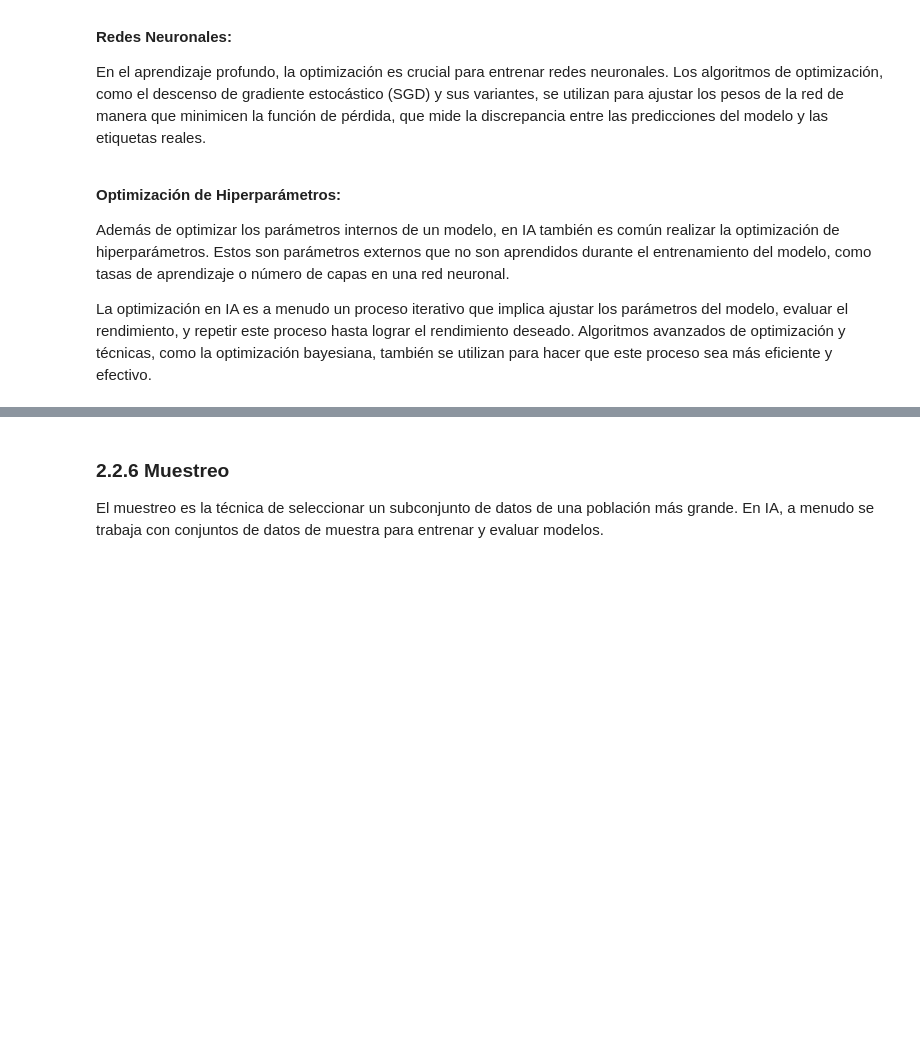
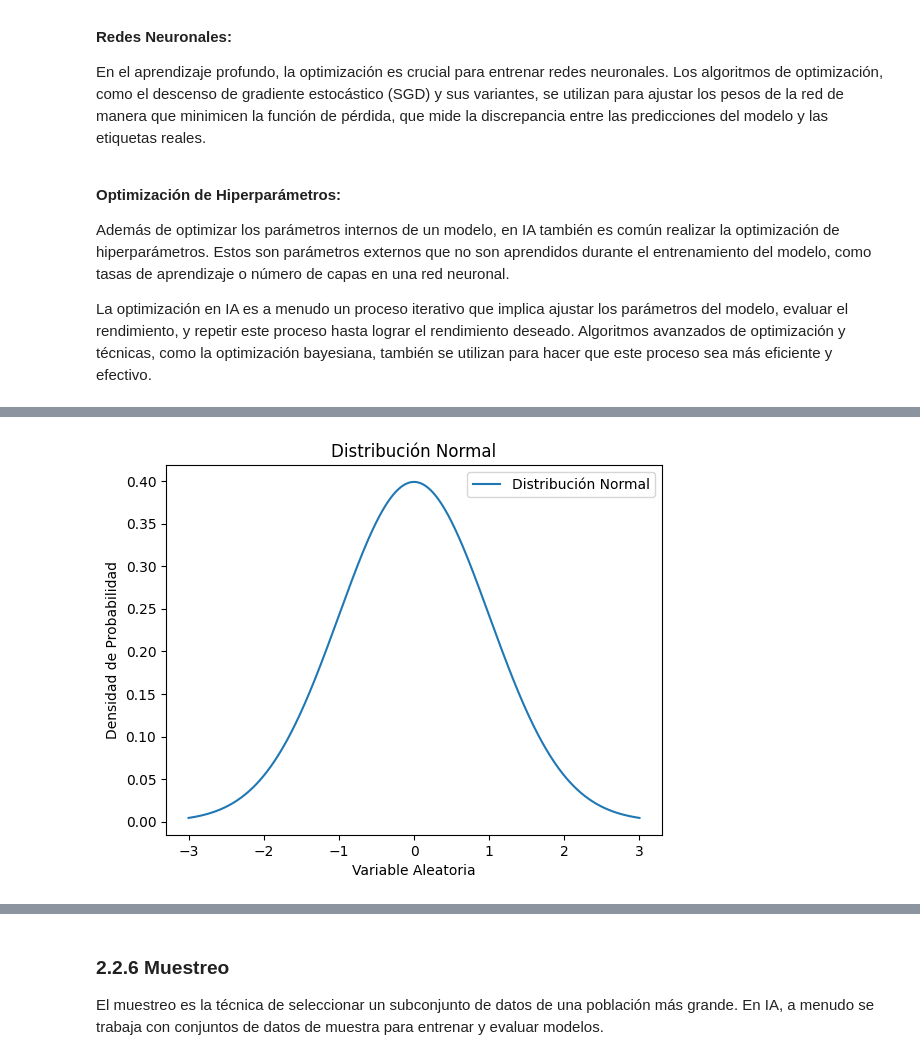
Before and after one commit to jsuarez314/DLPythonFUA_school, a Jupyter notebook: MÓDULO 2 - Matemáticas para IA.ipynb, the cells around one changed output, grey strips where cells are left out. Drawn from its saved outputs; the diff is of its cells as text; code cells hidden in the pictures; blank space fills up the shorter version.

```diff
--- a/MÓDULO 2 - Matemáticas para IA.ipynb
+++ b/MÓDULO 2 - Matemáticas para IA.ipynb
@@ -1094,0 +1160,24 @@ La regresión estadística es utilizada en aprendizaje automático para modelar
+# %%
+from scipy.stats import norm
+
+# Parámetros de la distribución normal
+media = 0
+desviacion_estandar = 1
+
+# Generar datos para la distribución normal
+x = np.linspace(-3, 3, 1000)
+y = norm.pdf(x, media, desviacion_estandar)
+
+# Crear el gráfico
+pl.plot(x, y, label='Distribución Normal')
+
+# Agregar etiquetas y título
+pl.xlabel('Variable Aleatoria')
+pl.ylabel('Densidad de Probabilidad')
+pl.title('Distribución Normal')
+pl.legend()
+
+# Mostrar el gráfico
+pl.show()
+# %% [output]
+[figure, added]
```
Also changed, not shown: parts of 33 cells of this notebook.
